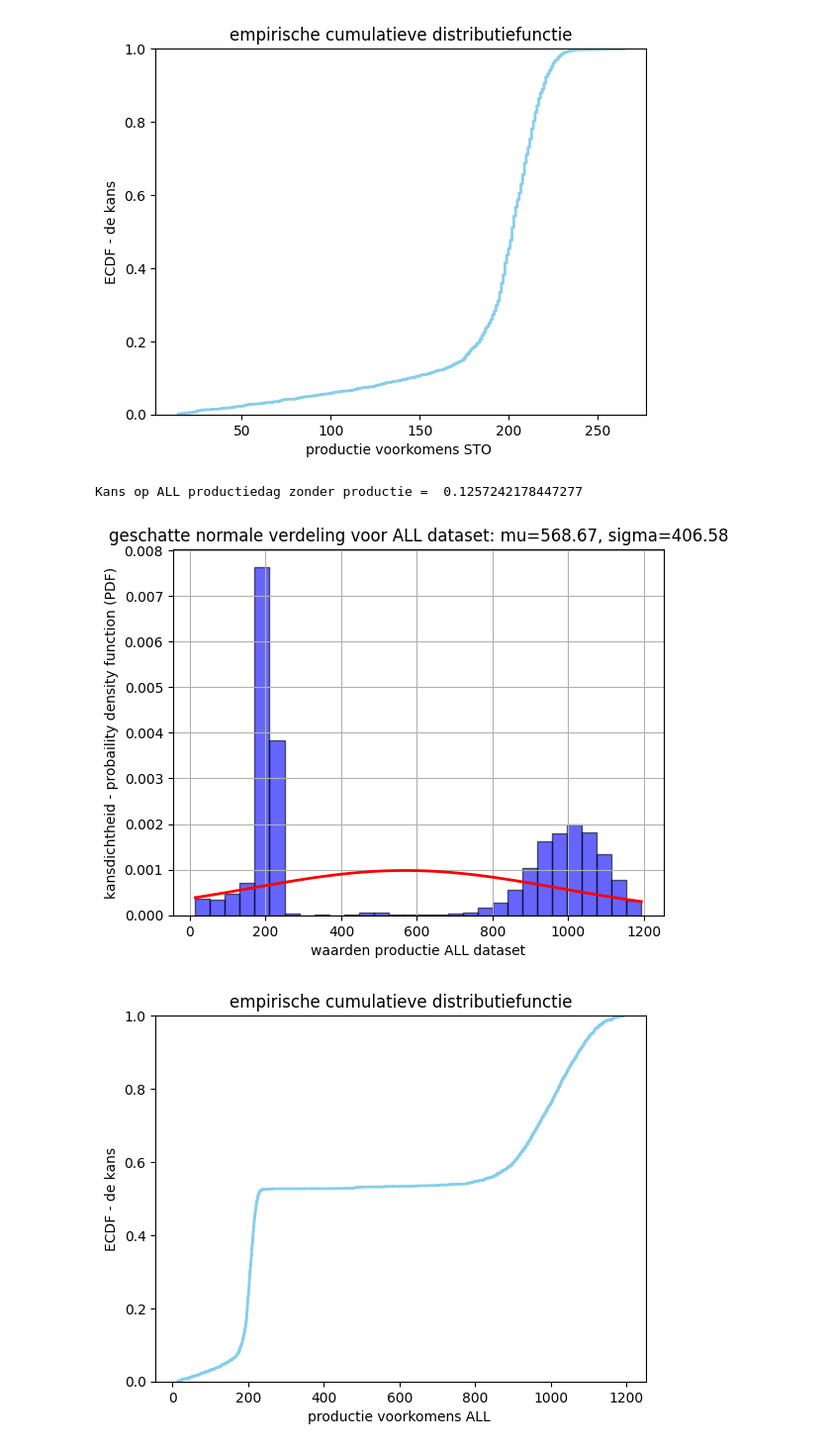
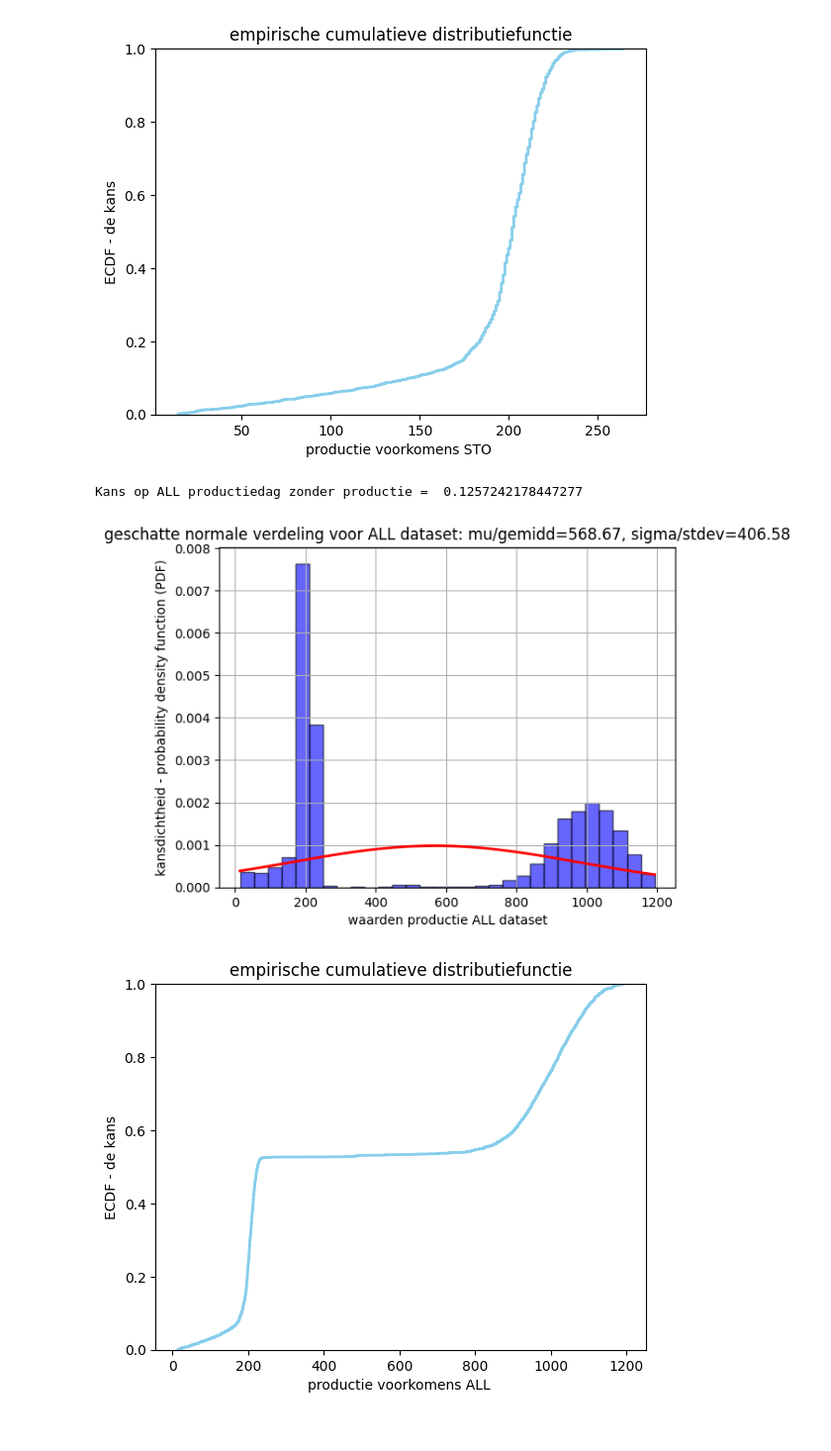
Before and after one commit to timsideanotmine/production, a Jupyter notebook: notebooks/productiemodel.ipynb, the cells around one changed output. Shown at 99% size. Cells and saved outputs as stored; diff of their text form; code cells hidden in the pictures.

```diff
--- a/notebooks/productiemodel.ipynb
+++ b/notebooks/productiemodel.ipynb
@@ -363,28 +372,30 @@ plt.show()
 [figure]
 # %%
 # analyse data voor ALL dataset (STO + BRU tesamen)
-print(f"Kans op ALL productiedag zonder productie =  {len(dagelijkse_productie_ALL_zonder_productie) / len(dagelijkse_productie_ALL)} ")
+p_zero_ALL = len(dagelijkse_productie_ALL_zonder_productie) / len(dagelijkse_productie_ALL)
+print(f"Kans op ALL productiedag zonder productie =  {p_zero_ALL} ")
 
 plotdata_ALL_met_productie = dagelijkse_productie_ALL_met_productie['production'].to_numpy()
 mu_ALL, sigma_ALL = norm.fit(plotdata_ALL_met_productie)
 
 # Maak een histogram van de gegevens
 plt.hist(plotdata_ALL_met_productie, bins=30, density=True, alpha=0.6, color='b', edgecolor='black')
 
 # Maak een PDF (probability density function) op basis van de geschatte parameters
-x = np.linspace(min(plotdata_ALL_met_productie), max(plotdata_ALL_met_productie), 100)
-pdf_ALL = norm.pdf(x, mu_ALL, sigma_ALL)
+days_linspace_ALL = 30
+x_ALL = np.linspace(min(plotdata_ALL_met_productie), max(plotdata_ALL_met_productie), days_linspace_ALL)
+pdf_ALL = norm.pdf(x_ALL, mu_ALL, sigma_ALL)
 
 # Plot de PDF
-plt.plot(x, pdf_ALL, 'r', linewidth=2)
-plt.title(f'geschatte normale verdeling voor ALL dataset: mu={mu_ALL:.2f}, sigma={sigma_ALL:.2f}')
+plt.plot(x_ALL, pdf_ALL, 'r', linewidth=2)
+plt.title(f'geschatte normale verdeling voor ALL dataset: mu/gemidd={mu_ALL:.2f}, sigma/stdev={sigma_ALL:.2f}')
 plt.xlabel('waarden productie ALL dataset')
-plt.ylabel('kansdichtheid - probaility density function (PDF)')
+plt.ylabel('kansdichtheid - probability density function (PDF)')
 plt.grid(True)
 plt.show()
 # %% [output]
 Kans op ALL productiedag zonder productie =  0.1257242178447277
-[figure, old version]
+[figure, new version]
 # %%
 sns.ecdfplot(data=dagelijkse_productie_ALL_met_productie, x='production', color='skyblue', linewidth=2)
 
```
Also changed, not shown: parts of 12 cells of this notebook, 1 other file.
